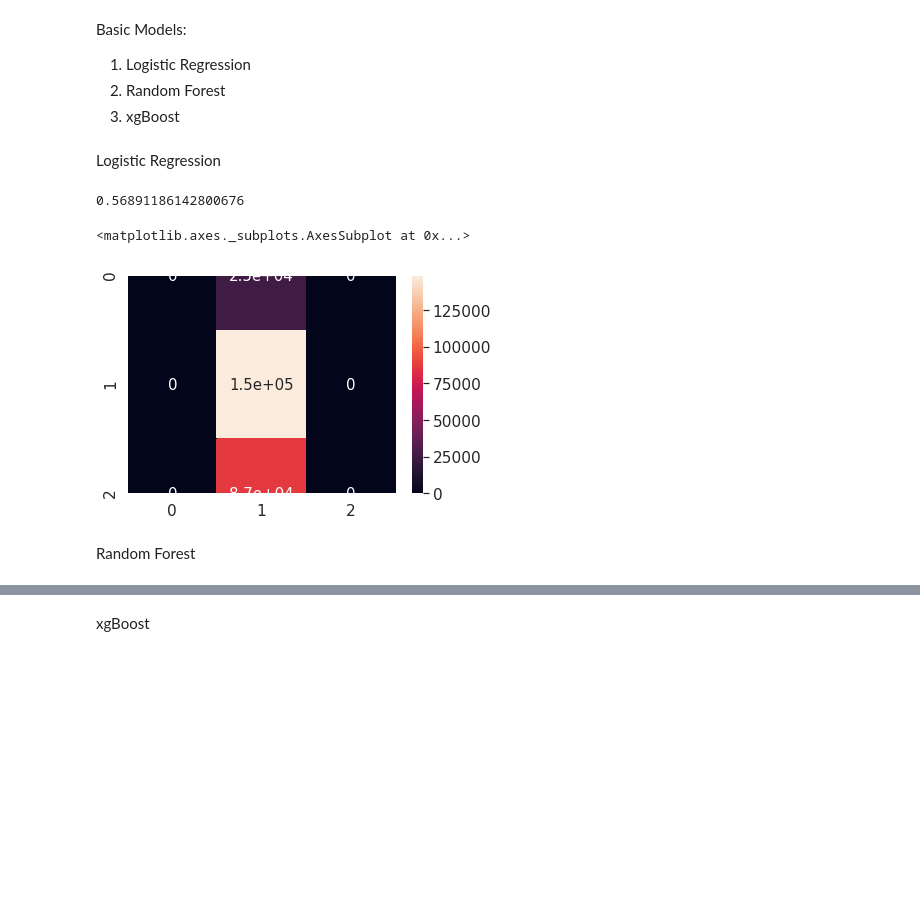
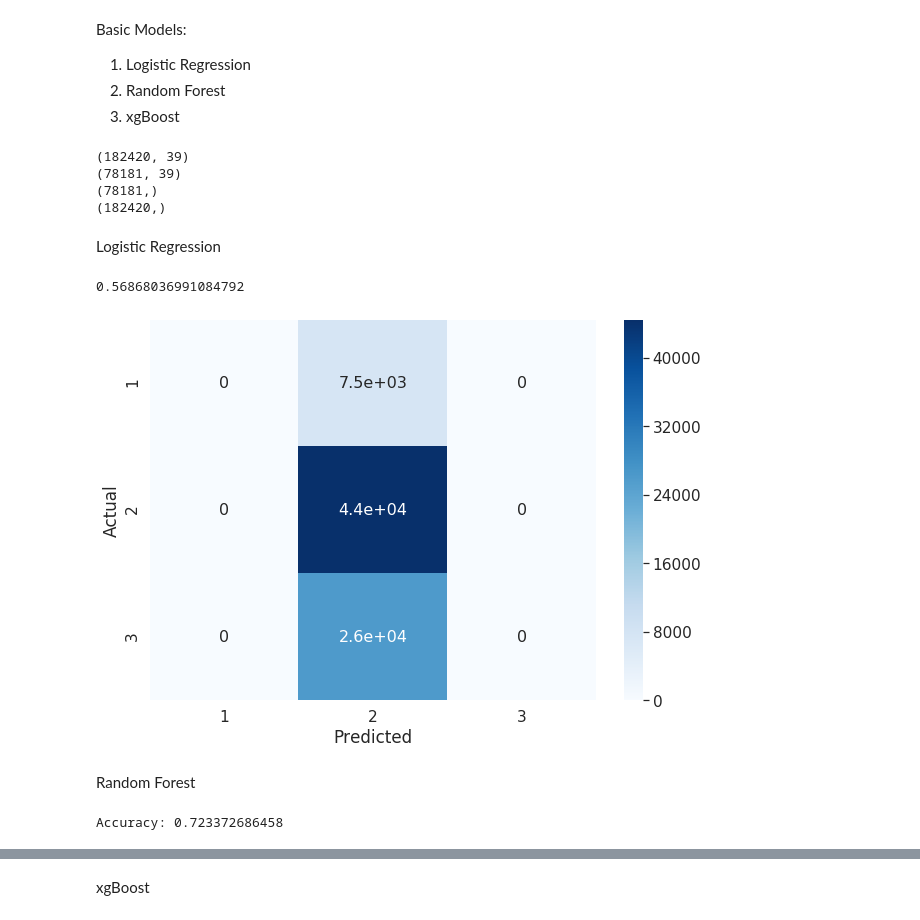
Before and after one commit to aishwarya-1/data_analytics_project, a Jupyter notebook: basic_analysis_EDA.ipynb, the cells around one changed output, grey strips where cells are left out. Drawn from its saved outputs; the diff is of its cells as text; code cells hidden in the pictures; blank space fills up the shorter version.

Commit message:
random forest model done

```diff
--- a/basic_analysis_EDA.ipynb
+++ b/basic_analysis_EDA.ipynb
@@ -200,3 +204,31 @@ Basic Models:
 1. Logistic Regression
 2. Random Forest
 3. xgBoost
+# %%
+# Import train_test_split function
+from sklearn.model_selection import train_test_split
+
+# Split dataset into training set and test set
+X_train, X_test, y_train, y_test = train_test_split(df, train_labels['damage_grade'], test_size=0.3) # 70% training and 30% test
+
+print(X_train.shape)
+print(X_test.shape)
+print(y_test.shape)
+print(y_train.shape)
+# %% [output]
+(182420, 39)
+(78181, 39)
+(78181,)
+(182420,)
+# %%
+def print_confusion_matrix(y_train, y_pred):
+    cm = confusion_matrix(y_train, y_pred)
+    df_cm = pd.DataFrame(cm, range(3), range(3))
+    df_cm = pd.DataFrame(cm, columns=np.unique(y_train), index = np.unique(y_train))
+    df_cm.index.name = 'Actual'
+    df_cm.columns.name = 'Predicted'
+    plt.figure(figsize = (10,7))
+    sns.set(font_scale=1.4)#for label size
+    ax = sns.heatmap(df_cm, cmap="Blues", annot=True,annot_kws={"size": 16})# font size
+    ax.get_ylim()
+    ax.set_ylim(3.0, 0)
@@ -204,24 +276,16 @@ Basic Models:
 Logistic Regression
 # %%
 clf = LogisticRegression(random_state=1, solver='lbfgs',
-                         multi_class='multinomial').fit(df, train_labels['damage_grade'])
-
-predicted_labels = clf.predict(df)
-
-clf.score(df, train_labels['damage_grade'])
+                         multi_class='multinomial').fit(X_train, y_train)
-# %% [output]
-0.56891186142800676
-# %%
-from sklearn.metrics import confusion_matrix
-
-cm = confusion_matrix(train_labels['damage_grade'], predicted_labels)
-
-df_cm = pd.DataFrame(cm, range(3), range(3))
-
-sns.set(font_scale=1.4)#for label size
-sns.heatmap(df_cm, annot=True,annot_kws={"size": 15})# font size
-# %% [output]
-<matplotlib.axes._subplots.AxesSubplot at 0x...>
-[figure, removed]
+# %%
+predicted_labels = clf.predict(X_test)
+
+clf.score(X_test, y_test)
+# %% [output]
+0.56868036991084792
+# %%
+print_confusion_matrix(y_test, predicted_labels)
+# %% [output]
+[figure, added]
 # %% [markdown]
 Random Forest
@@ -227,0 +300,5 @@ Random Forest
+# %%
+# Model Accuracy, how often is the classifier correct?
+print("Accuracy:",metrics.accuracy_score(y_test, pred_labels))
+# %% [output]
+Accuracy: 0.723372686458
```
Also changed, not shown: parts of 7 cells of this notebook.
